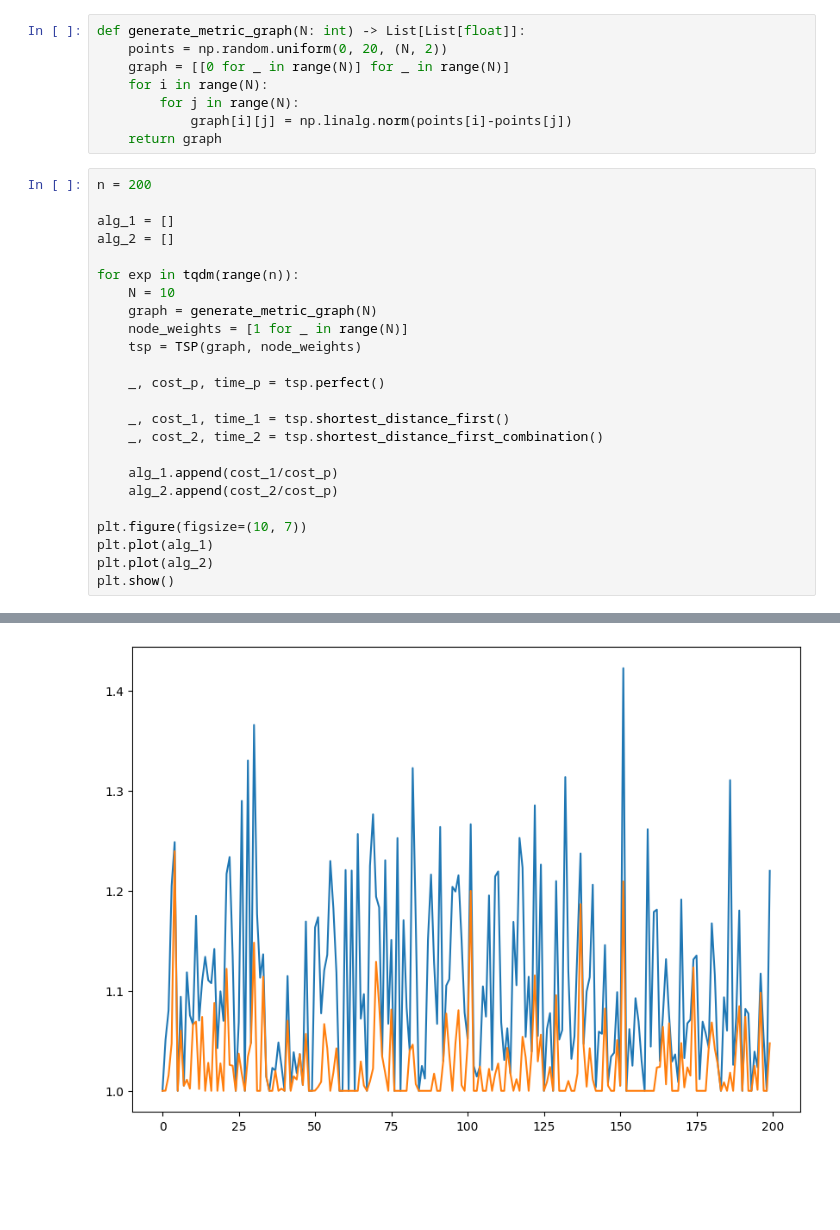
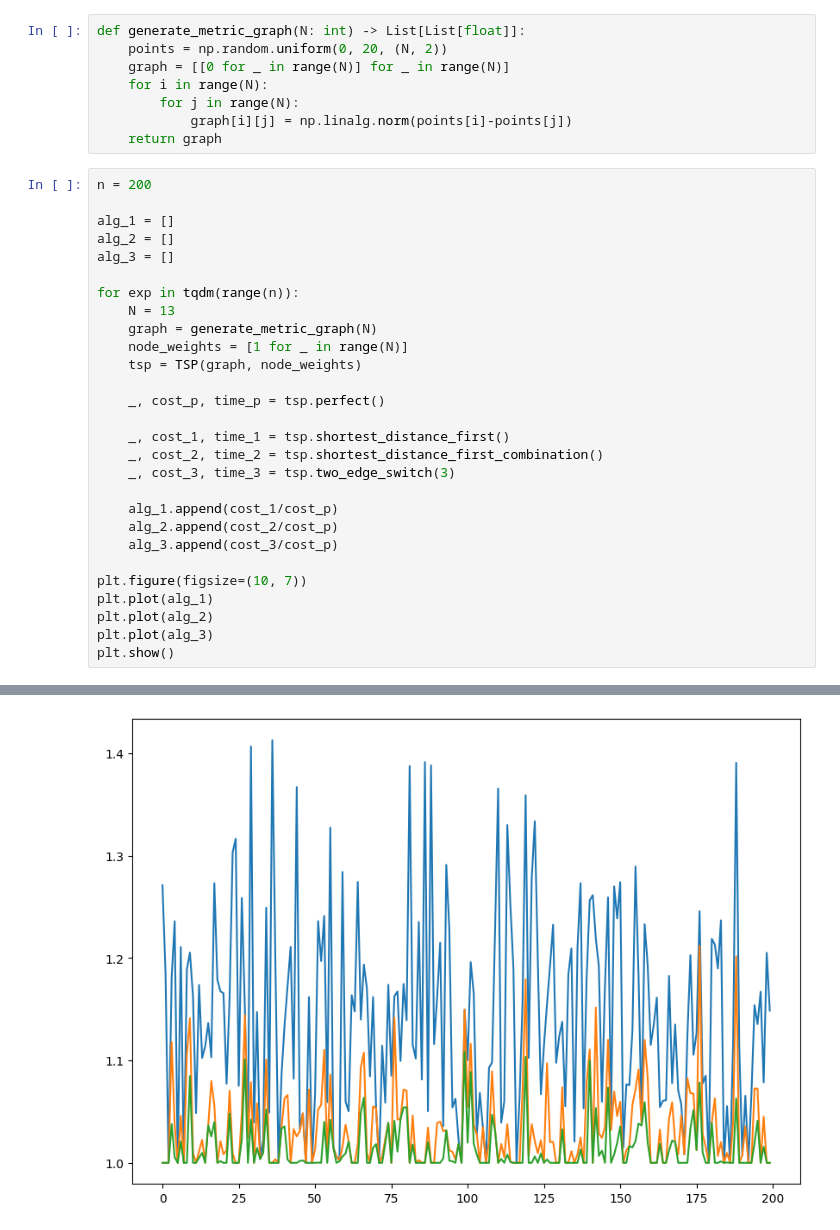
Before and after one commit to Grow-Simple-2023/backend, a Jupyter notebook: analysis.ipynb, the cells around one changed output, grey strips where cells are left out. Drawn from its saved outputs; the diff is of its cells as text; blank space fills up the shorter version.

```diff
--- a/analysis.ipynb
+++ b/analysis.ipynb
@@ -18,9 +18,10 @@ n = 200
 
 alg_1 = []
 alg_2 = []
+alg_3 = []
 
 for exp in tqdm(range(n)):
-    N = 10
+    N = 13
     graph = generate_metric_graph(N)
     node_weights = [1 for _ in range(N)]
     tsp = TSP(graph, node_weights)
@@ -29,12 +30,15 @@ for exp in tqdm(range(n)):
 
     _, cost_1, time_1 = tsp.shortest_distance_first()
     _, cost_2, time_2 = tsp.shortest_distance_first_combination()
+    _, cost_3, time_3 = tsp.two_edge_switch(3)
 
     alg_1.append(cost_1/cost_p)
     alg_2.append(cost_2/cost_p)
+    alg_3.append(cost_3/cost_p)
 
 plt.figure(figsize=(10, 7))
 plt.plot(alg_1)
 plt.plot(alg_2)
+plt.plot(alg_3)
 plt.show()
 # %% [output]
@@ -58,4 +45,4 @@ Shortest distance first combination: 62.24503173382046 (0.0 sec)
-[figure, old version]
+[figure, new version]
 # %%
 alg_1 = np.array(alg_1)
 alg_2 = np.array(alg_2)
```
Also changed, not shown: parts of 4 cells of this notebook, 2 other files.
